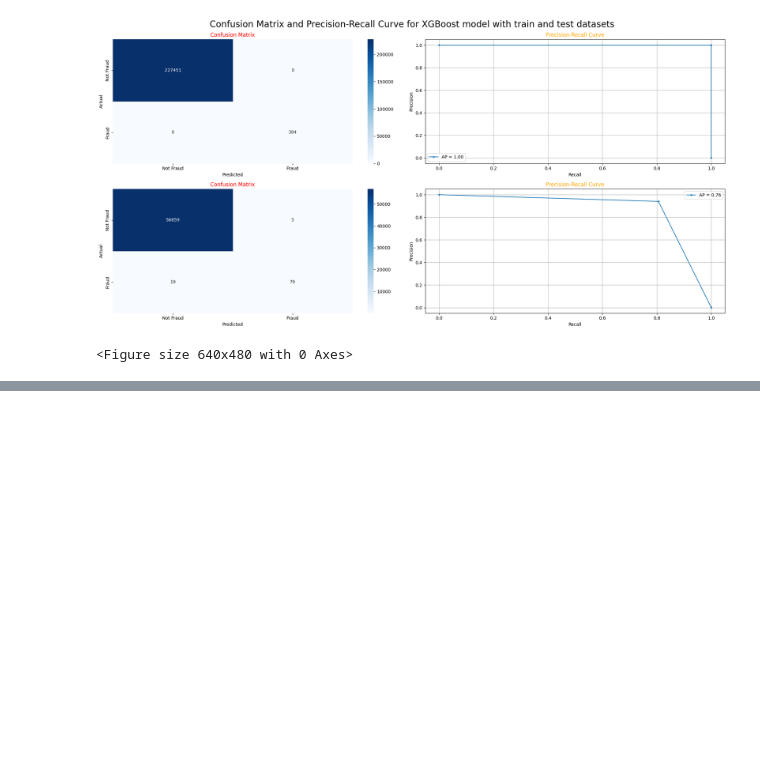
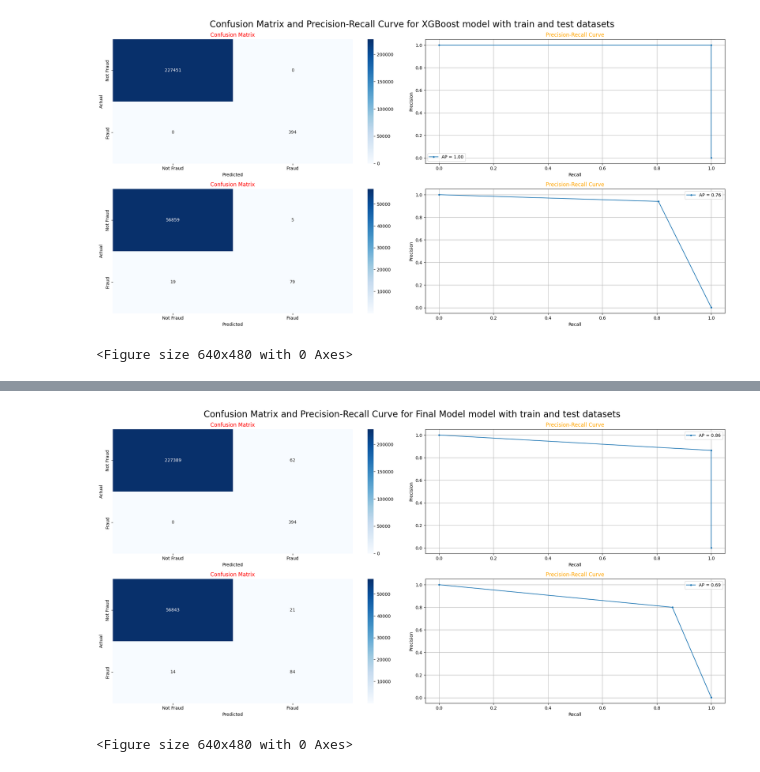
Before and after one commit to Nigatie-Sahlie/ML-Classification-Projects, a Jupyter notebook: notebooks/Fraud_detection.ipynb, the cells around one changed output, grey strips where cells are left out. Saved outputs shown, nothing was run; the diff lists cells and outputs as text; code cells hidden in the pictures; blank space fills up the shorter version.

```diff
--- a/notebooks/Fraud_detection.ipynb
+++ b/notebooks/Fraud_detection.ipynb
@@ -334,0 +396,5 @@ prep.confusionM_RP_plot(y_train, xgb_train_pred, y_test, xgb_test_pred, model="X
+# %%
+prep = importlib.reload(prep)
+
+#train the final model with the best parameters
+fin_model = prep.final_train(x_train, y_train, best_parameter)
@@ -334,0 +411,8 @@ prep.confusionM_RP_plot(y_train, xgb_train_pred, y_test, xgb_test_pred, model="X
+# %%
+prep = importlib.reload(prep)
+
+train_pre, test_pre = prep.predict_model(fin_model, x_train, x_test)
+prep.confusionM_RP_plot(y_train, train_pre, y_test, test_pre, model="Final Model")
+# %% [output]
+[figure, added]
+<Figure size 640x480 with 0 Axes>
```
Also changed, not shown: parts of 17 cells of this notebook, 1 other file.
